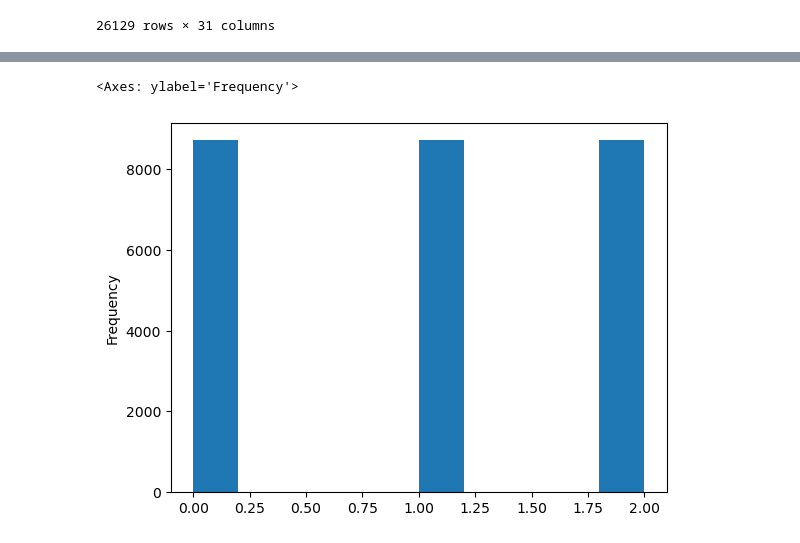
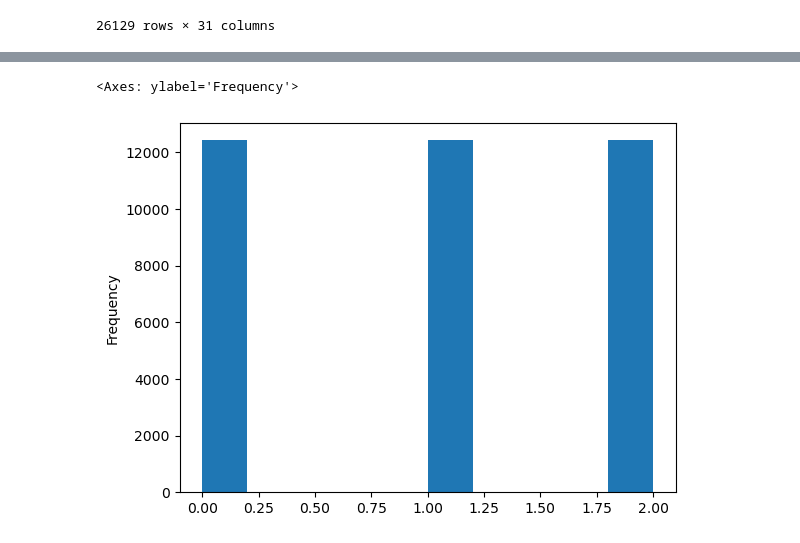
Before and after one commit to Random564456/DesignProject, a Jupyter notebook: Data Preprocessing.ipynb, the cells around one changed output, grey strips where cells are left out. Drawn from its saved outputs; the diff is of its cells as text; code cells hidden in the pictures.

```diff
--- a/Data Preprocessing.ipynb
+++ b/Data Preprocessing.ipynb
@@ -143,8 +209,8 @@ df, y= sm.fit_resample(df, y)
 # %%
-y_train.plot.hist()
+y.plot.hist()
 # %% [output]
 <Axes: ylabel='Frequency'>
-[figure, old version]
+[figure, new version]
 # %%
 df["batch"] = y
 df.to_csv("data/preprocessed.csv", index=False)
```
Also changed, not shown: parts of 9 cells of this notebook, 1 other file.
